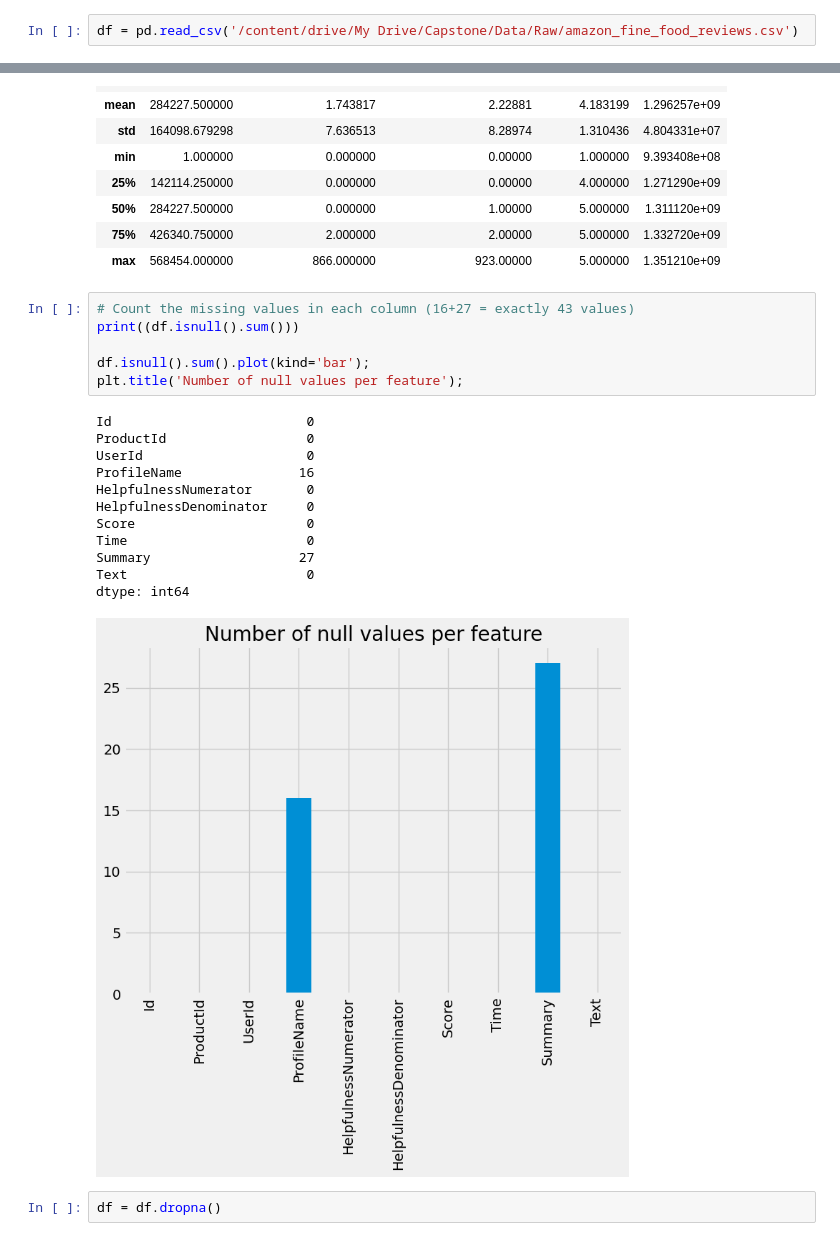
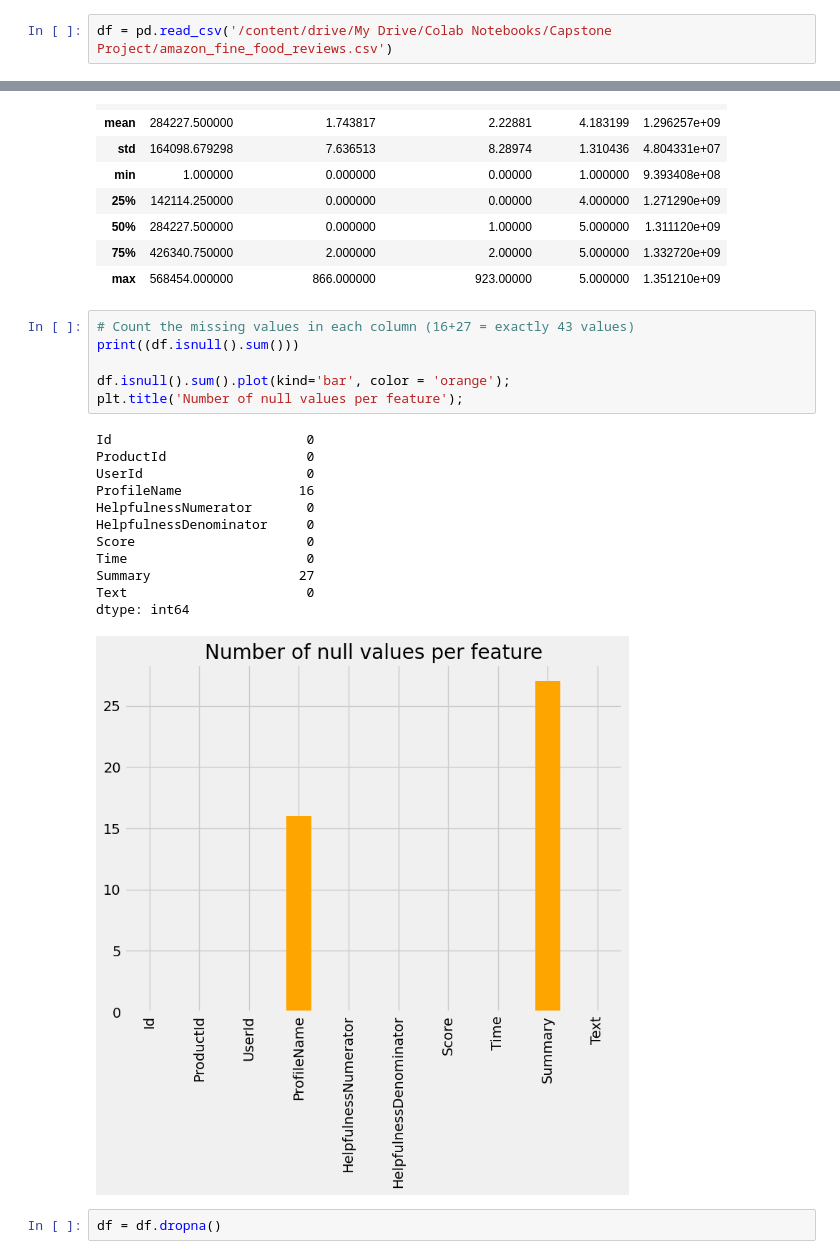
Before and after one commit to ffilipa26/Capstone, a Jupyter notebook: Capstone.ipynb, the cells around one changed output, grey strips where cells are left out. Cells and saved outputs as stored; diff of their text form.

```diff
--- a/Capstone.ipynb
+++ b/Capstone.ipynb
@@ -95,7 +95,7 @@ Drive already mounted at /content/drive; to attempt to forcibly remount, call dr
 # %% [markdown]
 # Import Datasets
 # %%
-df = pd.read_csv('/content/drive/My Drive/Capstone/Data/Raw/amazon_fine_food_reviews.csv')
+df = pd.read_csv('/content/drive/My Drive/Colab Notebooks/Capstone Project/amazon_fine_food_reviews.csv')
 # %%
 df_processed = pd.read_csv('/content/drive/My Drive/Capstone/Data/Processed/processed_data.csv')
 # %%
@@ -215,22 +207,22 @@ df.describe()
 # %%
 # Count the missing values in each column (16+27 = exactly 43 values)
 print((df.isnull().sum()))
 
-df.isnull().sum().plot(kind='bar');
+df.isnull().sum().plot(kind='bar', color = 'orange');
 plt.title('Number of null values per feature');
 # %% [output]
 Id                         0
 ProductId                  0
 UserId                     0
 ProfileName               16
 HelpfulnessNumerator       0
 HelpfulnessDenominator     0
 Score                      0
 Time                       0
 Summary                   27
 Text                       0
 dtype: int64
-[figure, old version]
+[figure, new version]
 # %%
 df = df.dropna()
 # %%
```
Also changed, not shown: parts of 27 cells of this notebook.
